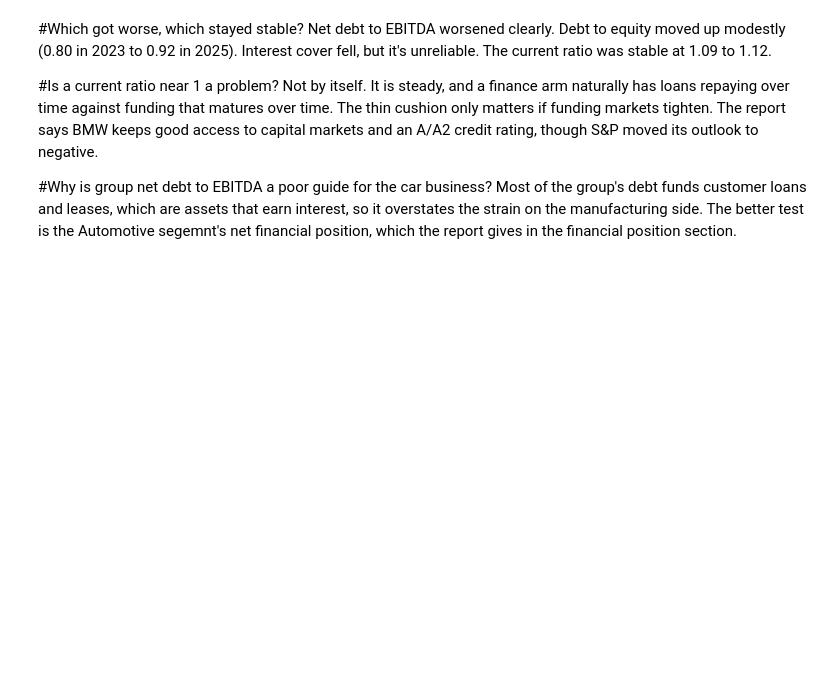
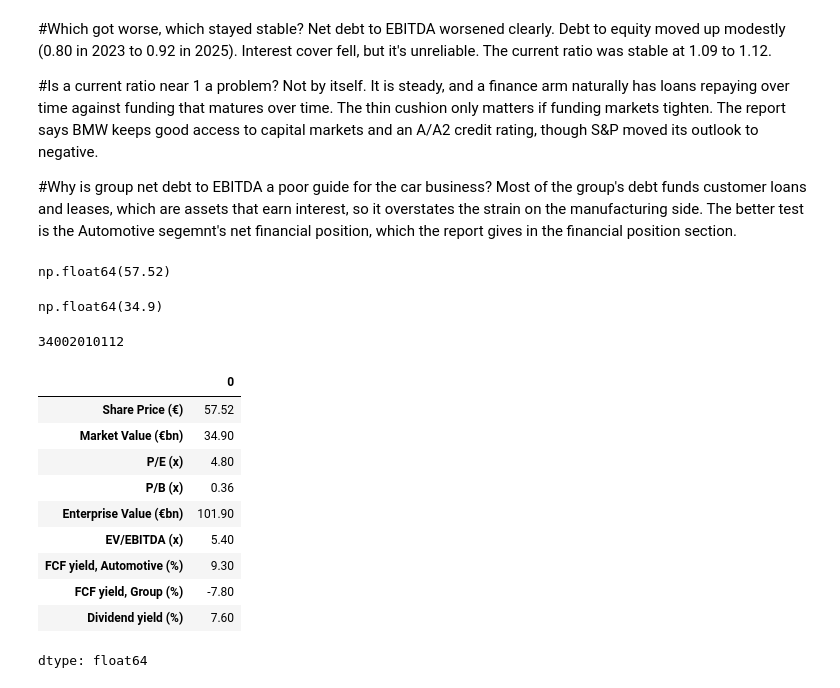
Before and after one commit to JoeSteward-04/Asset-Management-Project, a Jupyter notebook: notebooks/BMW_data_pull.ipynb, the cells around one changed output. Saved outputs shown, nothing was run; the diff lists cells and outputs as text; code cells hidden in the pictures; blank space fills up the shorter version.

Commit message:
Add valuation multiples for BMW

```diff
--- a/notebooks/BMW_data_pull.ipynb
+++ b/notebooks/BMW_data_pull.ipynb
@@ -656,3 +656,64 @@ Not by itself. It is steady, and a finance arm naturally has loans repaying over
 
 #Why is group net debt to EBITDA a poor guide for the car business?
 Most of the group's debt funds customer loans and leases, which are assets that earn interest, so it overstates the strain on the manufacturing side. The better test is the Automotive segemnt's net financial position, which the report gives in the financial position section.
+# %%
+price = bmw_ticker.history(period='5d')["Close"].iloc[-1]
+#history(period='5d') downloads last five days of prices, ["Close"] picks the closing price
+#and .iloc[-1] takes the last one, the most recent.
+round(price,2)
+# %% [output]
+np.float64(57.52)
+# %%
+#BMW has two share classes, ordinary and preferred. By the end of 2025 it had
+# 561.1 million ordinary shares issued with 6.9 million bought back, and 54.7m
+#preferred shares issued with 1.8 million bought back
+ord_shares = 561.135e6 - 6.909e6
+pref_shares = 54.676e6 - 1.773e6
+
+market_cap = (ord_shares + pref_shares) * price
+round(market_cap/1e9,1)
+# %% [output]
+np.float64(34.9)
+# %%
+bmw_ticker.info.get("marketCap")
+#getting the Yahoo figure for comparison
+# %% [output]
+34002010112
+# %%
+equity = balance.loc["Stockholders Equity"].iloc[0]
+net_debt = balance.loc["Net Debt"].iloc[0]
+group_fcf = cashflow.loc["Free Cash Flow"].iloc[0]
+#iloc[0] takes the first value, which in yahoo tables is the newest year
+ebitda = (10186 + 8692) * 1e6
+#BMW's reported EBIT + depreciation, 2025
+automotive_fcf = 3240 * 1e6
+#BMW's reported automotive FCF, 2025
+eps = 11.89
+#BMW's reported earnings per ordinary share, 2025
+dividend = 4.40
+#Proposed dividend per ordinary share
+
+ev = market_cap + net_debt
+
+multiples = pd.Series({"Share Price (€)": round(price,2),
+                       "Market Value (€bn)": round(market_cap / 1e9,1),
+                       "P/E (x)": round(price / eps, 1),
+                       "P/B (x)": round(market_cap / equity, 2),
+                       "Enterprise Value (€bn)": round(ev / 1e9,1),
+                       "EV/EBITDA (x)": round(ev / ebitda, 1),
+                       "FCF yield, Automotive (%)": round(automotive_fcf / market_cap * 100,1),
+                       "FCF yield, Group (%)": round(group_fcf / market_cap * 100, 1),
+                       "Dividend yield (%)": round(dividend / price * 100, 1)})
+multiples
+# %% [output]
+|  | 0 |
+| Share Price (€) | 57.52 |
+| Market Value (€bn) | 34.90 |
+| P/E (x) | 4.80 |
+| P/B (x) | 0.36 |
+| Enterprise Value (€bn) | 101.90 |
+| EV/EBITDA (x) | 5.40 |
+| FCF yield, Automotive (%) | 9.30 |
+| FCF yield, Group (%) | -7.80 |
+| Dividend yield (%) | 7.60 |
+dtype: float64
```
Also changed, not shown: parts of 2 cells of this notebook.
